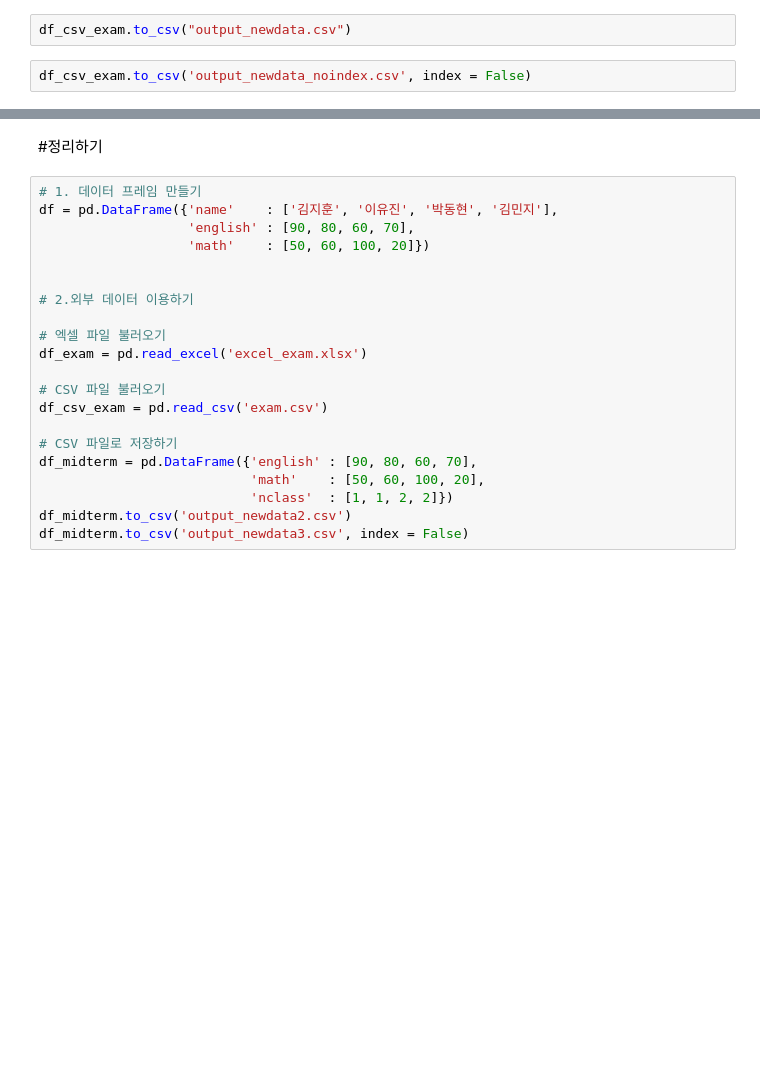
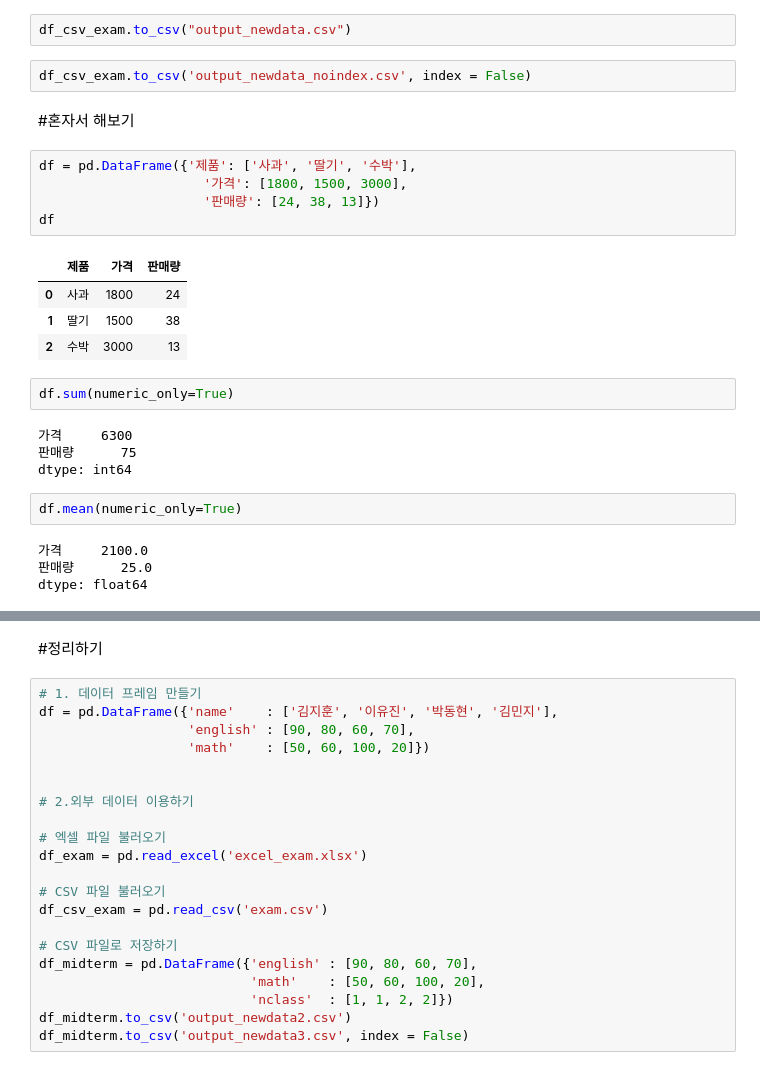
Before and after one commit to secons127/2024-1-my-BDA, a Jupyter notebook: inclass/02w_240319_tue_dataframe_basic.ipynb, the cells around one changed output, grey strips where cells are left out. Cells and saved outputs as stored; diff of their text form; blank space fills up the shorter version.

```diff
--- a/inclass/02w_240319_tue_dataframe_basic.ipynb
+++ b/inclass/02w_240319_tue_dataframe_basic.ipynb
@@ -625,3 +633,27 @@ df_csv_exam.head()
 df_csv_exam.to_csv("output_newdata.csv")
 # %%
 df_csv_exam.to_csv('output_newdata_noindex.csv', index = False)
+# %% [markdown]
+#혼자서 해보기
+# %%
+df = pd.DataFrame({'제품': ['사과', '딸기', '수박'],
+                     '가격': [1800, 1500, 3000],
+                     '판매량': [24, 38, 13]})
+df
+# %% [output]
+|  | 제품 | 가격 | 판매량 |
+| 0 | 사과 | 1800 | 24 |
+| 1 | 딸기 | 1500 | 38 |
+| 2 | 수박 | 3000 | 13 |
+# %%
+df.sum(numeric_only=True)
+# %% [output]
+가격     6300
+판매량      75
+dtype: int64
+# %%
+df.mean(numeric_only=True)
+# %% [output]
+가격     2100.0
+판매량      25.0
+dtype: float64
```
Also changed, not shown: parts of 5 cells of this notebook.
